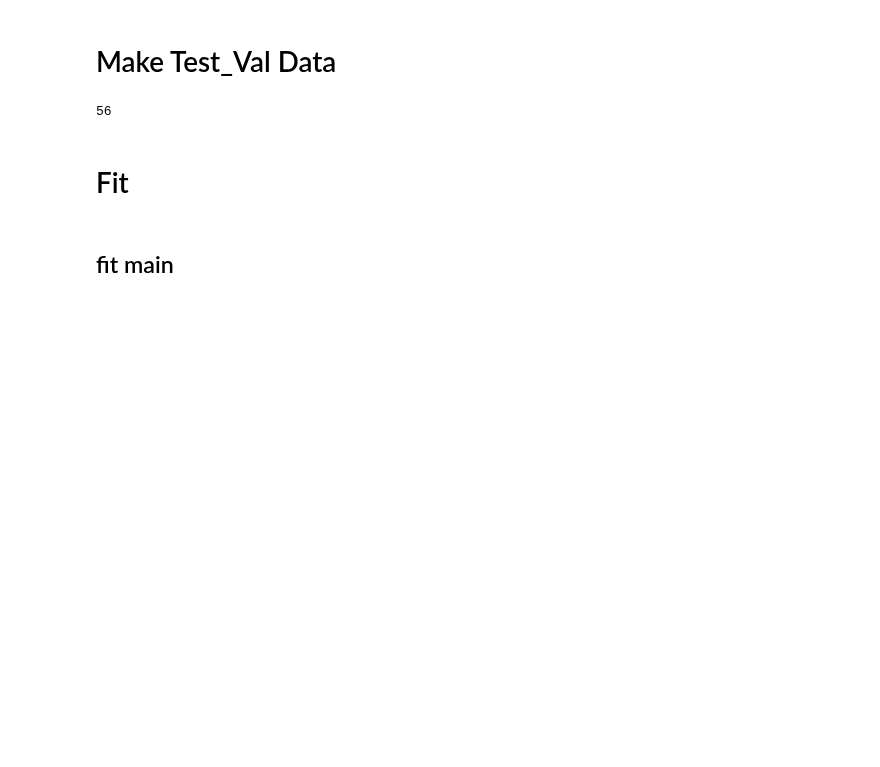
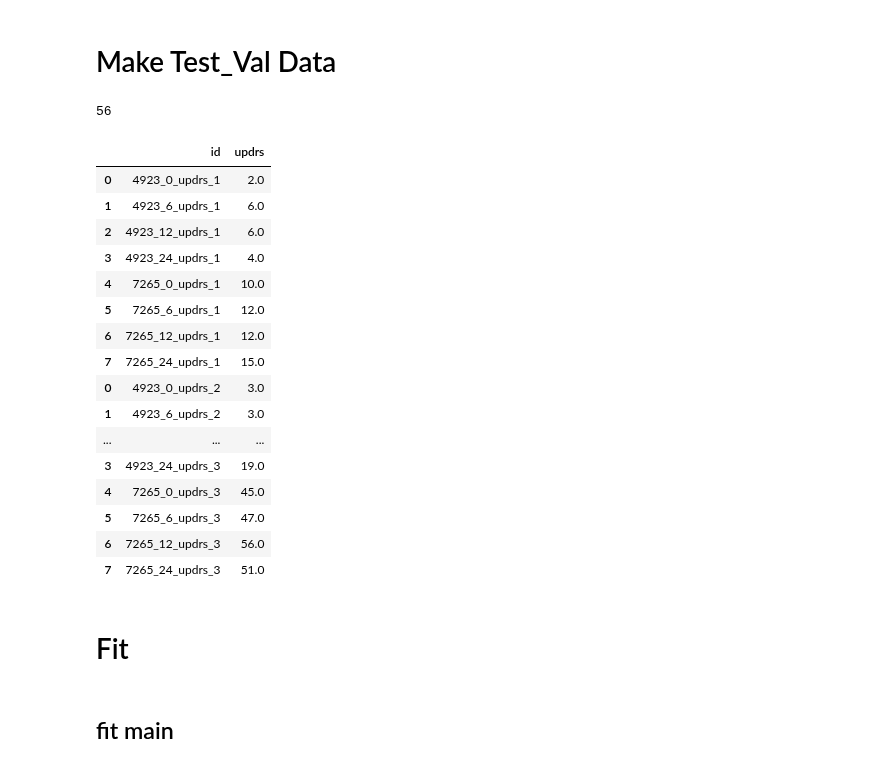
Before and after one commit to kunai-3txk/Compe_tonyobyo, a Jupyter notebook: AMP_fit.ipynb, the cells around one changed output. Drawn from its saved outputs; the diff is of its cells as text; code cells hidden in the pictures; blank space fills up the shorter version.

```diff
--- a/AMP_fit.ipynb
+++ b/AMP_fit.ipynb
@@ -173,18 +179,36 @@ len(test_patient_candidate_list)
 # %%
 #test_patient_list = [1517,3863] #決め打ち　Top1,2
 test_patient_list = [4923,7265] #決め打ち  Top3,4
 
 test_month_list = [0,6,12,24]   #TESTと同一
 #test_month_list = [0,3,6,9,12,18,24]
-df_test = df_train[df_train['patient_id'].isin(test_patient_list) & df_train['visit_month'].isin(test_month_list)].reset_index(drop=True)
+df_test_val = df_train[df_train['patient_id'].isin(test_patient_list) & df_train['visit_month'].isin(test_month_list)].reset_index(drop=True)
 
-df_test_true = pd.DataFrame()
+df_test_val_true = pd.DataFrame()
 
 for i in range(0,3):
-  df_test_true_ = pd.DataFrame()
-  df_test_true_['id']=df_test[['visit_id']] + '_updrs_{0}'.format(i+1)
-  df_test_true_['updrs']=df_test[['updrs_{0}'.format(i+1)]]
-  df_test_true = pd.concat([df_test_true,df_test_true_],axis=0)
+  df_test_val_true_ = pd.DataFrame()
+  df_test_val_true_['id']=df_test_val[['visit_id']] + '_updrs_{0}'.format(i+1)
+  df_test_val_true_['updrs']=df_test_val[['updrs_{0}'.format(i+1)]]
+  df_test_val_true = pd.concat([df_test_val_true,df_test_val_true_],axis=0)
+# %% [output]
+|  | id | updrs |
+| 0 | 4923_0_updrs_1 | 2.0 |
+| 1 | 4923_6_updrs_1 | 6.0 |
+| 2 | 4923_12_updrs_1 | 6.0 |
+| 3 | 4923_24_updrs_1 | 4.0 |
+| 4 | 7265_0_updrs_1 | 10.0 |
+| 5 | 7265_6_updrs_1 | 12.0 |
+| 6 | 7265_12_updrs_1 | 12.0 |
+| 7 | 7265_24_updrs_1 | 15.0 |
+| 0 | 4923_0_updrs_2 | 3.0 |
+| 1 | 4923_6_updrs_2 | 3.0 |
+| ... | ... | ... |
+| 3 | 4923_24_updrs_3 | 19.0 |
+| 4 | 7265_0_updrs_3 | 45.0 |
+| 5 | 7265_6_updrs_3 | 47.0 |
+| 6 | 7265_12_updrs_3 | 56.0 |
+| 7 | 7265_24_updrs_3 | 51.0 |
 # %% [markdown]
 # Fit
 # %% [markdown]
```
Also changed, not shown: parts of 9 cells of this notebook.
